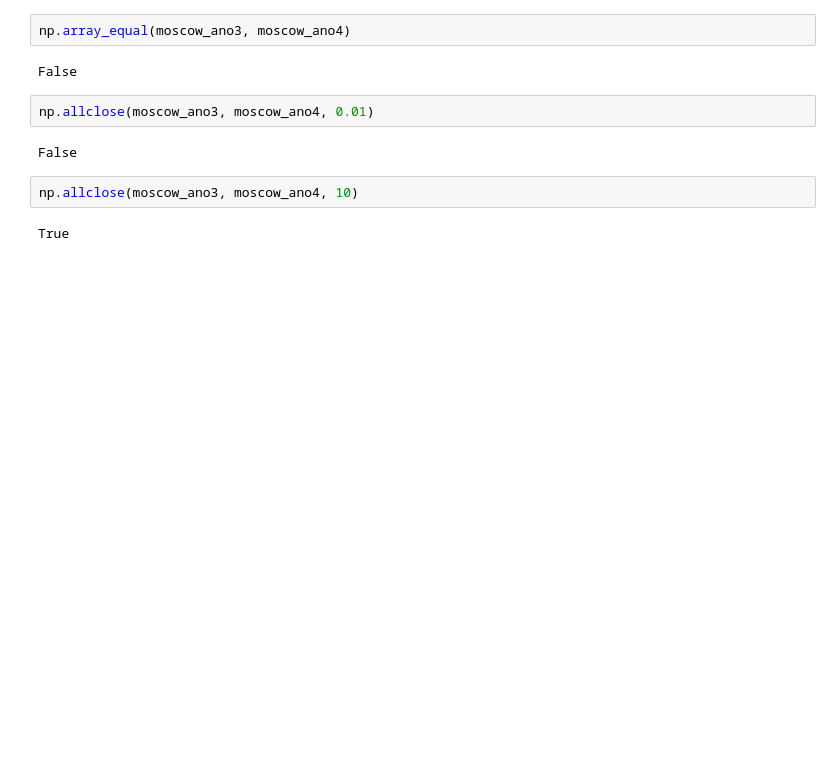
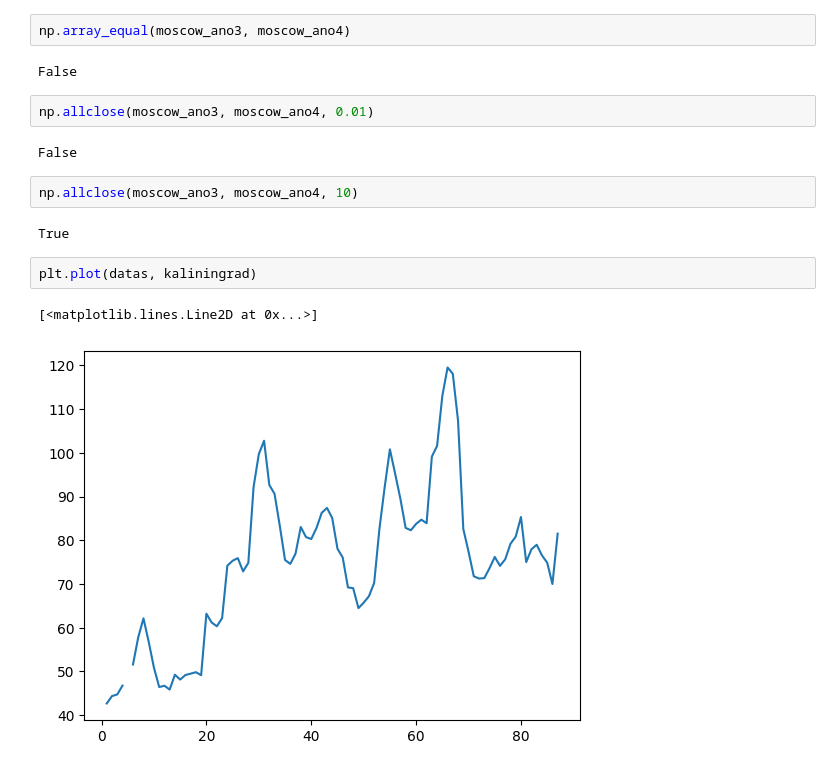
Before and after one commit to WybsonSantana/formacao-python-para-data-science-alura, a Jupyter notebook: fpds03-numpy-analise-numerica-eficiente-com-python/numpy/notebooks/main.ipynb, the cells around one changed output. Cells and saved outputs as stored; diff of their text form; blank space fills up the shorter version.

```diff
--- a/fpds03-numpy-analise-numerica-eficiente-com-python/numpy/notebooks/main.ipynb
+++ b/fpds03-numpy-analise-numerica-eficiente-com-python/numpy/notebooks/main.ipynb
@@ -159,3 +159,8 @@ False
 np.allclose(moscow_ano3, moscow_ano4, 10)
 # %% [output]
 True
+# %%
+plt.plot(datas, kaliningrad)
+# %% [output]
+[<matplotlib.lines.Line2D at 0x...>]
+[figure, added]
```
Also changed, not shown: parts of 10 cells of this notebook.
